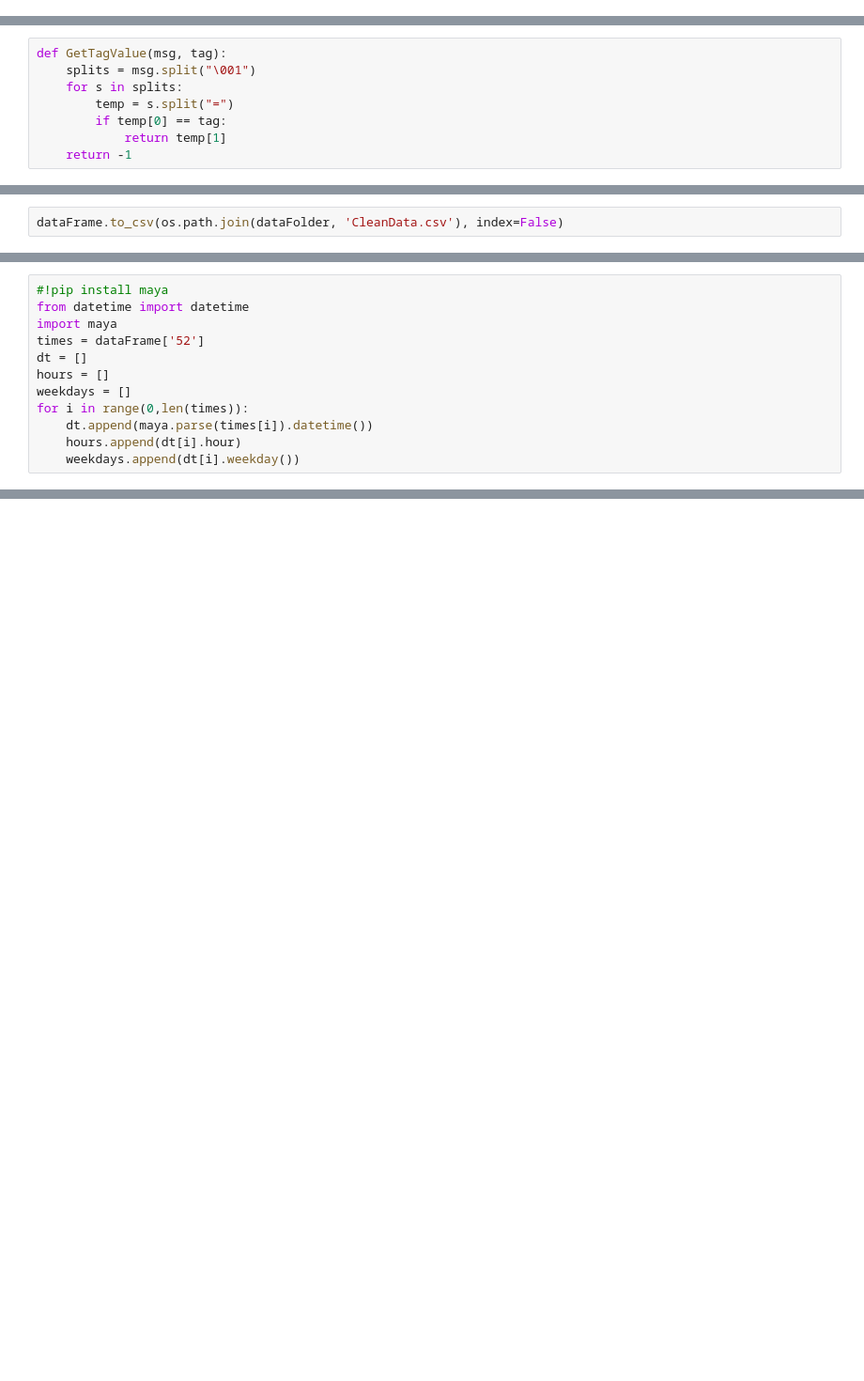
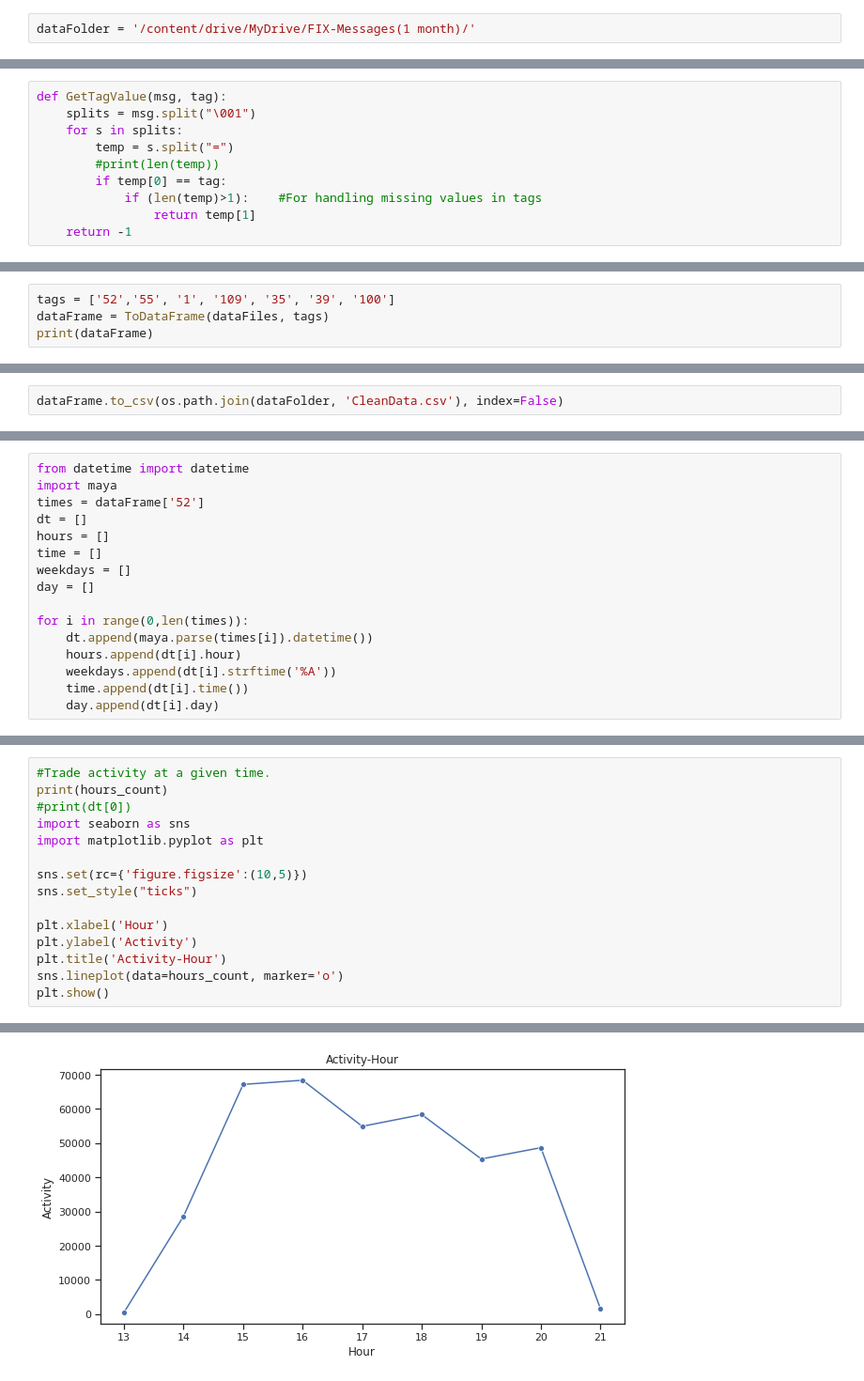
Before and after one commit to bilallogiciel/FIX-Parser, a Jupyter notebook: FIX_Parser.ipynb, the cells around one changed output, grey strips where cells are left out. Shown at 94% size. Saved outputs shown, nothing was run; the diff lists cells and outputs as text; blank space fills up the shorter version.

```diff
--- a/FIX_Parser.ipynb
+++ b/FIX_Parser.ipynb
@@ -7,5 +6,7 @@ dataFolder = '/content/drive/MyDrive/FIX-Messages/'
 # %% [output]
 Drive already mounted at /content/drive; to attempt to forcibly remount, call drive.mount("/content/drive", force_remount=True).
+# %%
+dataFolder = '/content/drive/MyDrive/FIX-Messages(1 month)/'
 # %%
 import pandas as pd
 import os
@@ -28,8 +43,10 @@ def GetTagValue(msg, tag):
     splits = msg.split("\001")
     for s in splits:
         temp = s.split("=")
+        #print(len(temp))
         if temp[0] == tag:
-            return temp[1]
+            if (len(temp)>1):    #For handling missing values in tags
+                return temp[1]
     return -1
 # %%
 def ToDataFrame(dataFiles, tags):
@@ -74,0 +74,4 @@ print(dataFrame)
+# %%
+tags = ['52','55', '1', '109', '35', '39', '100']
+dataFrame = ToDataFrame(dataFiles, tags)
+print(dataFrame)
@@ -77,12 +109,16 @@ dataFrame.to_csv(os.path.join(dataFolder, 'CleanData.csv'), index=False)
 # %%
-#!pip install maya
 from datetime import datetime
 import maya
 times = dataFrame['52']
 dt = []
 hours = []
+time = []
 weekdays = []
+day = []
+
 for i in range(0,len(times)):
     dt.append(maya.parse(times[i]).datetime())
     hours.append(dt[i].hour)
-    weekdays.append(dt[i].weekday())
+    weekdays.append(dt[i].strftime('%A'))
+    time.append(dt[i].time())
+    day.append(dt[i].day)
@@ -106,0 +219,16 @@ plt.show()
+# %%
+#Trade activity at a given time.
+print(hours_count)
+#print(dt[0])
+import seaborn as sns
+import matplotlib.pyplot as plt
+
+sns.set(rc={'figure.figsize':(10,5)})
+sns.set_style("ticks")
+
+plt.xlabel('Hour')
+plt.ylabel('Activity')
+plt.title('Activity-Hour')
+sns.lineplot(data=hours_count, marker='o')
+plt.show()
+# %% [output]
@@ -106,0 +236 @@ plt.show()
+[figure, added]
```
Also changed, not shown: parts of 17 cells of this notebook.
